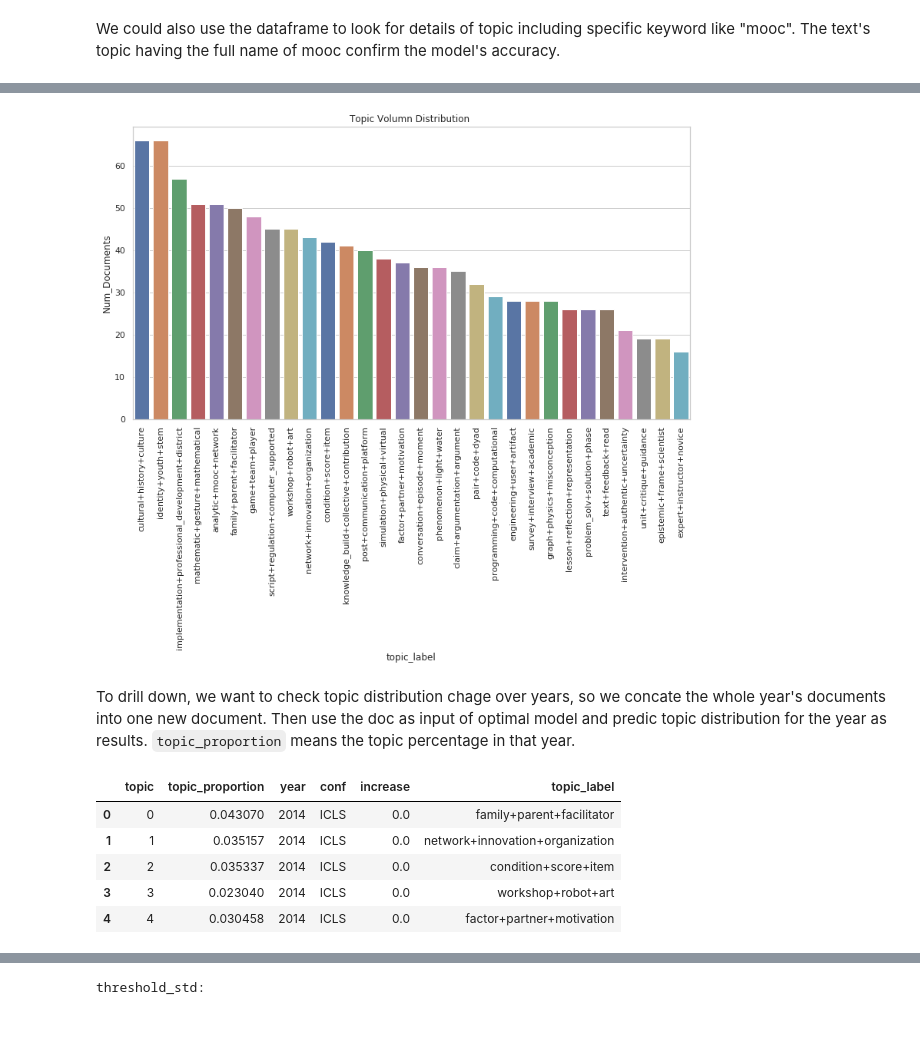
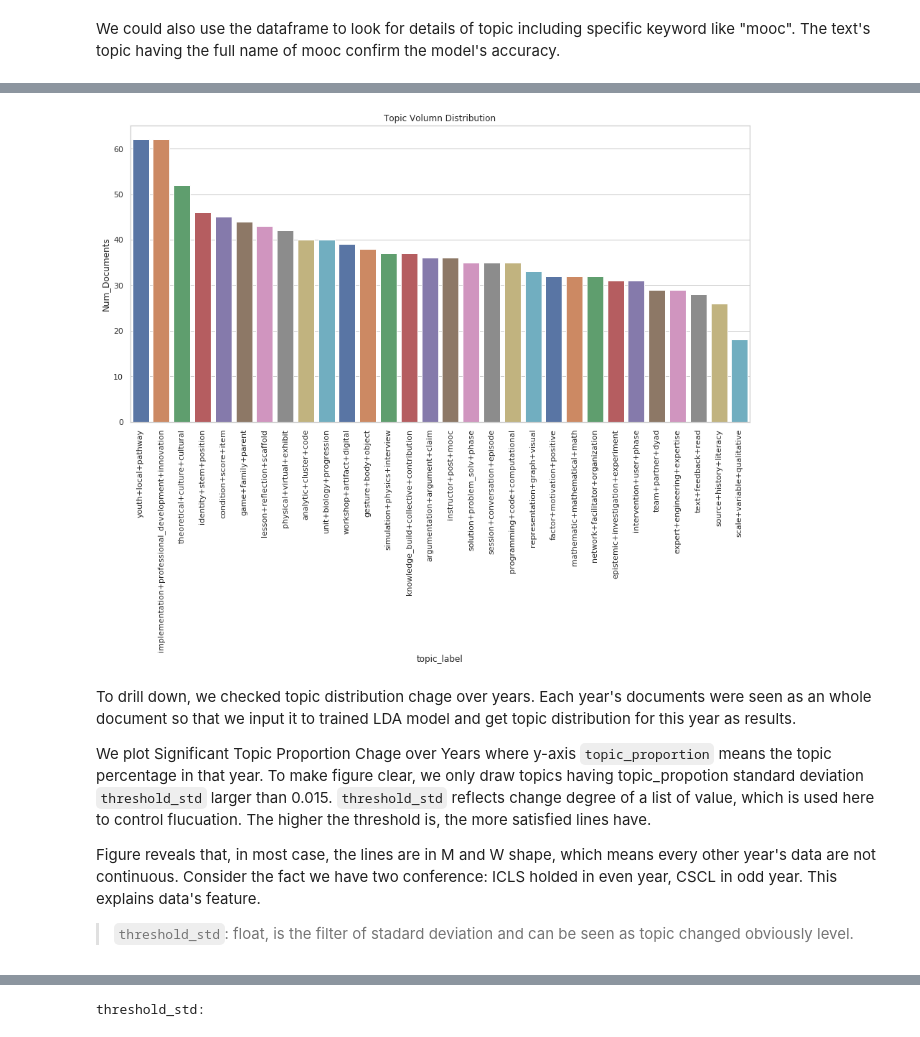
Before and after one commit to sting1000/semester-project, a Jupyter notebook: Topic Modeling.ipynb, the cells around one changed output, grey strips where cells are left out. Cells and saved outputs as stored; diff of their text form; code cells hidden in the pictures.

```diff
--- a/Topic Modeling.ipynb
+++ b/Topic Modeling.ipynb
@@ -197,13 +186,13 @@ print("***********************************************")
 # NLTK Stop words
 from nltk.corpus import stopwords
 stop_words = stopwords.words('english')
-stop_words.extend(['from', 'gmail', 'cscl', 'edu', 'use', 'et_al'])
+stop_words.extend(['from', 'gmail', 'cscl', 'isls', 'edu', 'use', 'et_al'])
 
 #Set Bigram parameter
-print("min_count:")
+print("Bigram min_count:")
 min_count = widgets.IntText(5)
 display(min_count)
-print("threshold:")
+print("Bigram threshold:")
 threshold = widgets.IntText(30)
 display(threshold)
 # %% [output]
@@ -487,15 +474,17 @@ def compute_coherence_values(dictionary, corpus, texts, limit, start=2, step=3):
 
     return model_list, coherence_values
 
-# Can take a long time to run.
-model_list, coherence_values = compute_coherence_values(dictionary=id2word, corpus=corpus, texts=data_lemmatized, start=start.value, limit=limit.value, step=step.value)
+# # Can take a long time to run.
+# model_list, coherence_values = compute_coherence_values(dictionary=id2word, corpus=corpus, texts=data_lemmatized, start=start.value, limit=limit.value, step=step.value)
 
-# Show graph
-limit=limit.value; start=start.value; step=step.value;
-x = range(start, limit, step)
+# # Show graph
+# limit_=limit.value; start_=start.value; step_=step.value;
+x = range(start_, limit_, step_)
 plt.plot(x, coherence_values)
 plt.xlabel("Num Topics")
 plt.ylabel("Coherence score")
 plt.legend(("coherence_values"), loc='best')
-plt.show()
+
+# plt.show()
+plt.savefig("./figure_su/grid_search.png", dpi=300)
 # %% [output]
@@ -540,10 +529,21 @@ display(topic_num)
 # %% [output]
 topic_num:
 IntText(value=30)
+# %%
+model_list_LDA = []
+for i in range(5):
+    model = gensim.models.wrappers.LdaMallet(mallet_path, corpus=corpus, num_topics=topic_num.value, id2word=id2word)
+    c = CoherenceModel(model=model, texts=data_lemmatized, dictionary=id2word, coherence='c_v')
+    model_list_LDA.append((model, c.get_coherence()))
+model, tc = max(model_list_LDA, key=lambda x: x[1])
+# Save model.
+model.save('model.ldamodel')
+# Load model.
+model = gensim.models.wrappers.LdaMallet.load('model.ldamodel')
 # %%
 
 # Select the model and print the topics
-optimal_model = model_list[int((topic_num.value - x[0])/step.value)]
+optimal_model = model#model_list[int((topic_num.value - start.value)/step.value)]
 optimal_topic_num = topic_num.value
 model_topics = optimal_model.show_topics(formatted=False)
 # pprint(optimal_model.print_topics(num_words=10))
@@ -722,16 +726,25 @@ We draw a barplot to understand the volume and distribution of topics. y-axis is
 # %%
 fig,ax = plt.subplots()
-fig.set_size_inches(13, 7)
+fig.set_size_inches(13, 11)
 df_dominant_topics = pd.DataFrame(df_topic_sents_keywords['Dominant_Topic'].value_counts()).merge(df_topic_label, left_index=True, right_index=True)
 df_dominant_topics.columns = ['Num_Documents', 'topic_label']
 g = sns.barplot(x='topic_label',y ='Num_Documents', data=df_dominant_topics, palette="deep")
 g.set_xticklabels(df_dominant_topics.topic_label,rotation=90)
-g.set_title("Topic Volumn Distribution ")
-plt.show()
+g.set_title("Topic Volumn Distribution")
+plt.tight_layout()
+pic = g.get_figure()
+
+pic.savefig("./figure_su/Topic_Volumn_Distribution.png", dpi=300)
 # %% [output]
-[figure, old version]
+[figure, new version]
-# %% [markdown]
-To drill down, we want to check topic distribution chage over years, so we concate the whole year's documents into one new document. Then use the doc as input of optimal model and predic topic distribution for the year as results. `topic_proportion` means the topic percentage in that year.
+# %% [markdown]
+To drill down, we checked topic distribution chage over years. Each year's documents were seen as an whole document so that we input it to trained LDA model and get topic distribution for this year as results.
+
+We plot Significant Topic Proportion Chage over Years where y-axis `topic_proportion` means the topic percentage in that year. To make figure clear, we only draw topics having topic_propotion standard deviation `threshold_std` larger than 0.015. `threshold_std` reflects change degree of a list of value, which is used here to control flucuation. The higher the threshold is, the more satisfied lines have.
+
+Figure reveals that, in most case, the lines are in M and W shape, which means every other year's data are not continuous. Consider the fact we have two conference: ICLS holded in even year, CSCL in odd year. This explains data's feature.
+
+>`threshold_std`: float, is the filter of stadard deviation and  can be seen as topic changed obviously level.
 # %%
 # take some mins to run
 topic_prop = []
@@ -762,11 +775,4 @@ count_df.columns = ['topic', 'topic_proportion','year','conf', 'increase', 'topi
 count_df =count_df.reset_index()
 count_df = count_df.drop('index',axis=1)
 count_df['year'] = count_df['year'].astype(str)
-count_df.head()
+# count_df.head()
-# %% [output]
-|  | topic | topic_proportion | year | conf | increase | topic_label |
-| 0 | 0 | 0.043070 | 2014 | ICLS | 0.0 | family+parent+facilitator |
-| 1 | 1 | 0.035157 | 2014 | ICLS | 0.0 | network+innovation+organization |
-| 2 | 2 | 0.035337 | 2014 | ICLS | 0.0 | condition+score+item |
-| 3 | 3 | 0.023040 | 2014 | ICLS | 0.0 | workshop+robot+art |
-| 4 | 4 | 0.030458 | 2014 | ICLS | 0.0 | factor+partner+motivation |
```
Also changed, not shown: parts of 47 cells of this notebook, 13 other files.
